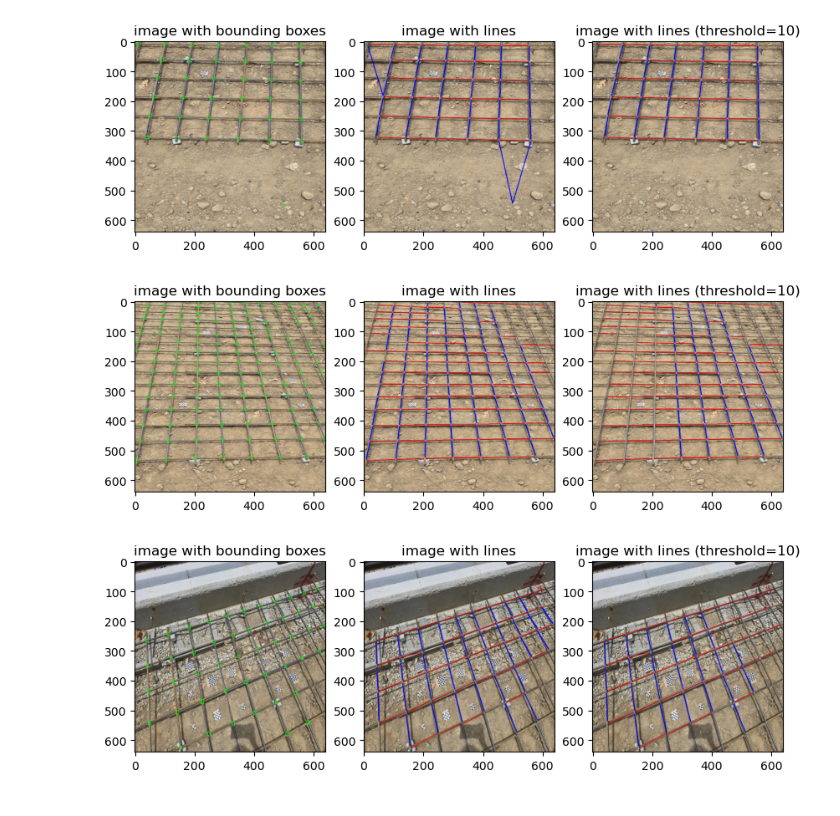
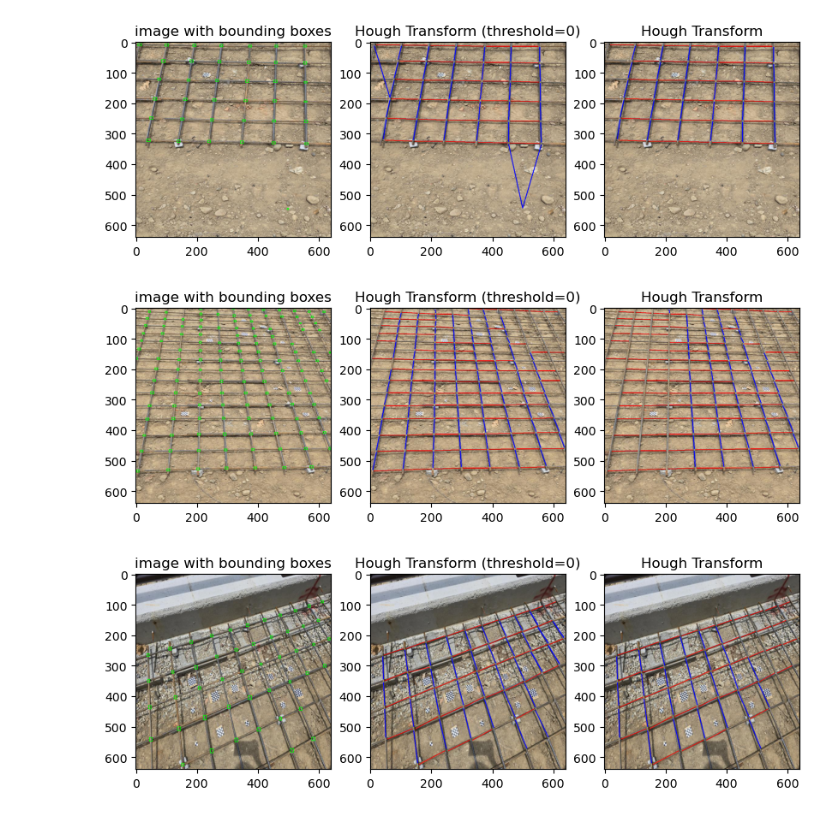
Before and after one commit to HsiaoHungKai/rebar-works, a Jupyter notebook: yolo-intersect-detection/display_lines.ipynb, the cells around one changed output. Drawn from its saved outputs; the diff is of its cells as text; code cells hidden in the pictures.

Commit message:
Rename variables from prune_lines_using_hough_transform

```diff
--- a/yolo-intersect-detection/display_lines.ipynb
+++ b/yolo-intersect-detection/display_lines.ipynb
@@ -28,35 +28,35 @@ def draw_bounding_boxes(image_path, model_path):
 def draw_lines(image_path, model_path, threshold=10):
     image = Image.open(image_path).copy()
     draw_lines = ImageDraw.Draw(image)
 
     json_data = get_lines(image_path, model_path, threshold=threshold)
     data = json.loads(json_data)
     for shape in data["shapes"]:
         points = shape["points"]
         color = "red" if shape["orientation"] == "horizontal" else "blue"
         draw_lines.line([tuple(points[0]), tuple(points[1])], fill=color, width=3)
 
     return image
 
 
 def show_result(image_path, model_path):
     plt.figure(figsize=(10, 5))
     plt.subplot(1, 3, 1)
     plt.title("image with bounding boxes")
     plt.imshow(draw_bounding_boxes(image_path, model_path))
     plt.subplot(1, 3, 2)
-    plt.title("image with lines (threshold=0)")
+    plt.title("Hough Transform (threshold=0)")
     # Still applying line pruning
     plt.imshow(draw_lines(image_path, model_path, threshold=0))
     plt.subplot(1, 3, 3)
-    plt.title("image with lines (threshold=10)")
+    plt.title("Hough Transform")
     plt.imshow(draw_lines(image_path, model_path, threshold=10))
     plt.show()
 
 
 for path in image_paths:
     show_result(path, model_path)
 # %% [output]
-[figure, old version]
+[figure, new version]
-[figure, old version]
+[figure, new version]
-[figure, old version]
+[figure, new version]
```
Also changed, not shown: 1 other file.
